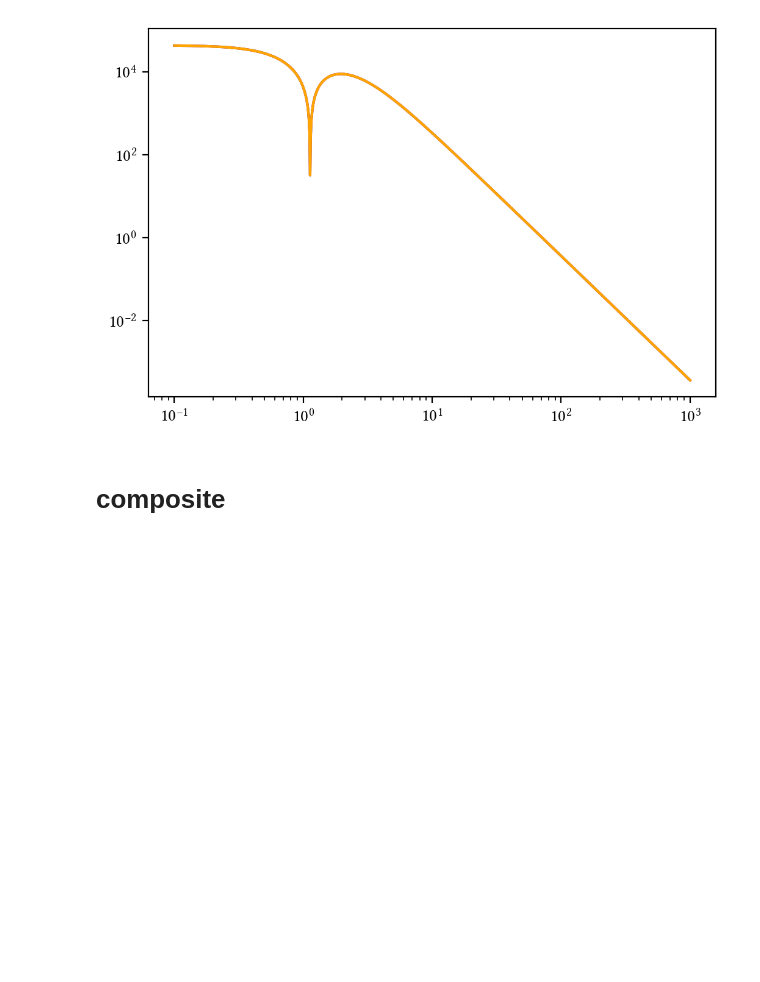
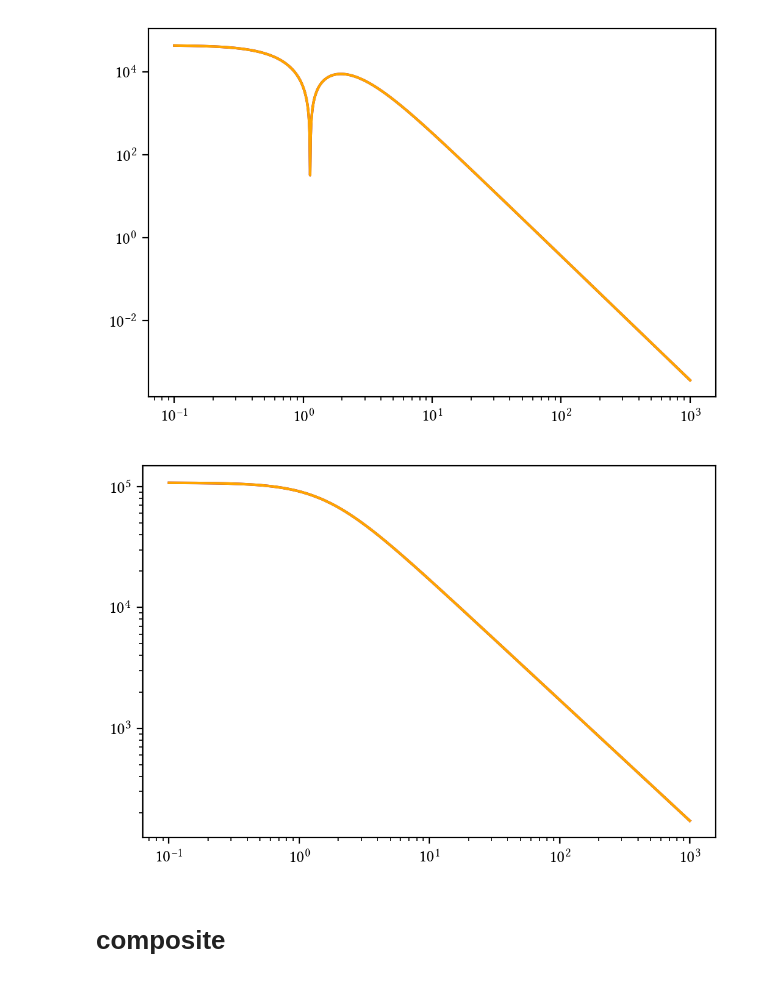
Before and after one commit to jaybaptista/mwgcs, a Jupyter notebook: science/baryonicPotential.ipynb, the cells around one changed output. Drawn from its saved outputs; the diff is of its cells as text; code cells hidden in the pictures; blank space fills up the shorter version.

```diff
--- a/science/baryonicPotential.ipynb
+++ b/science/baryonicPotential.ipynb
@@ -96,4 +139,14 @@ ax.loglog(r, np.abs(homemade_rr), c='orange', label='homemade')
 plt.show()
 # %% [output]
 [figure]
+# %%
+homemade_pot = analyticPotential(r * u.kpc, m0 * u.Msun, a * u.kpc).to(u.km**2 / u.s**2)
+gala_pot = pot(np.array([r * u.kpc, np.zeros_like(r), np.zeros_like(r)])).to(u.km**2 / u.s**2)
+# %%
+fig, ax = plt.subplots(dpi=200)
+ax.loglog(r, np.abs(homemade_pot), c='purple', label='gala')
+ax.loglog(r, np.abs(gala_pot), c='orange', label='homemade')
+plt.show()
+# %% [output]
+[figure, added]
 # %%
```
Also changed, not shown: parts of 10 cells of this notebook, 3 other files.
